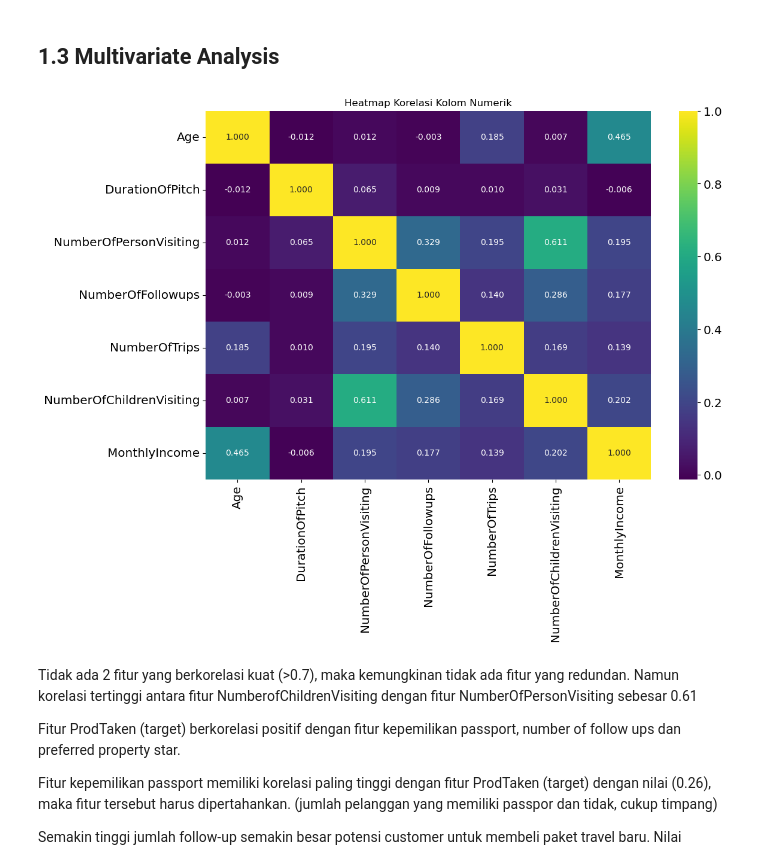
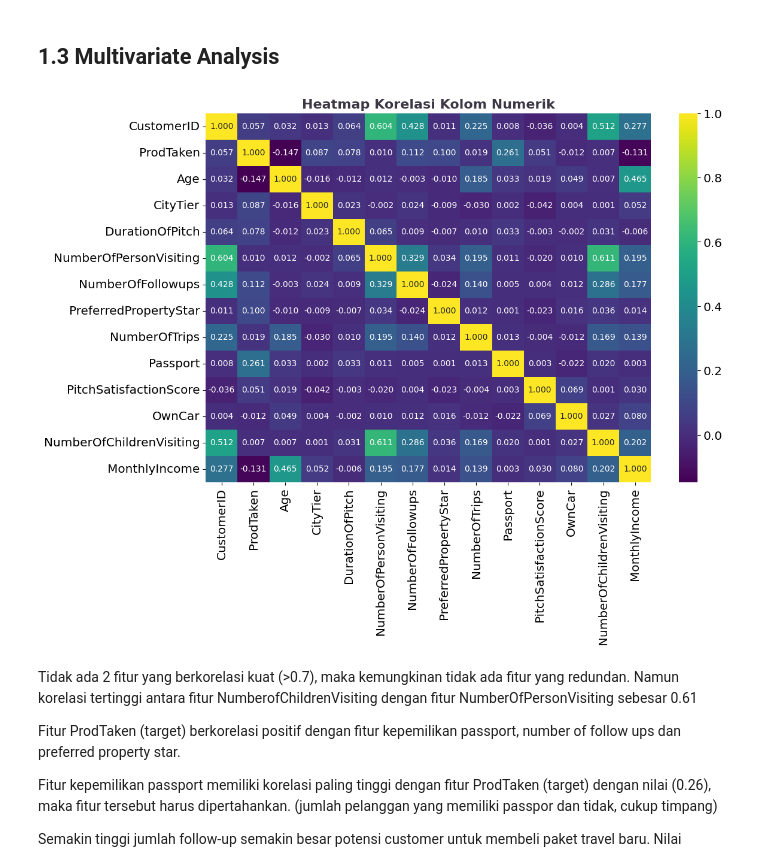
Before and after one commit to andreadeputra/Rakamin_Final_Project, a Jupyter notebook: Infinity.ipynb, the cells around one changed output. Drawn from its saved outputs; the diff is of its cells as text; code cells hidden in the pictures.

```diff
--- a/Infinity.ipynb
+++ b/Infinity.ipynb
@@ -30,9 +35,12 @@ rcParams['xtick.labelsize'] = 'x-large'
 rcParams['ytick.labelsize'] = 'x-large'
 # %% [markdown]
 Dataset diambil dari Kaggle, [Holiday Package Prediction](https://www.kaggle.com/datasets/susant4learning/holiday-package-purchase-prediction)
+# %%
+# Colab path
+filepath = '/content/drive/MyDrive/Rakamin DS Final Project/data/Travel.csv'
 # %%
 # Load Data
-df = pd.read_csv('data/Travel.csv')
+df = pd.read_csv(filepath)
 df.head()
 # %% [output]
 |  | CustomerID | ProdTaken | Age | TypeofContact | CityTier | DurationOfPitch | Occupation | Gender | ... |
@@ -278,11 +278,11 @@ Redundant kategori Single dan Unmarried dalam fitur MaritalStatus
 ## 1.3 Multivariate Analysis
 # %%
 # Skips CustomerID column
-plt.title('Heatmap Korelasi Kolom Numerik')
-sns.heatmap(df[nums[1:]].corr(), cmap='viridis', annot=True, fmt='.3f')
+plt.title('Heatmap Korelasi Kolom Numerik', color='#3C3744', fontsize=16, fontweight='bold', y=1)
+sns.heatmap(df.corr(), cmap='viridis', annot=True, fmt='.3f')
 plt.show()
 # %% [output]
-[figure, old version]
+[figure, new version]
 # %% [markdown]
 Tidak ada 2 fitur yang berkorelasi kuat (>0.7), maka kemungkinan tidak ada fitur yang redundan. Namun korelasi tertinggi antara fitur NumberofChildrenVisiting dengan fitur NumberOfPersonVisiting sebesar 0.61
 
```
Also changed, not shown: parts of 9 cells of this notebook.
